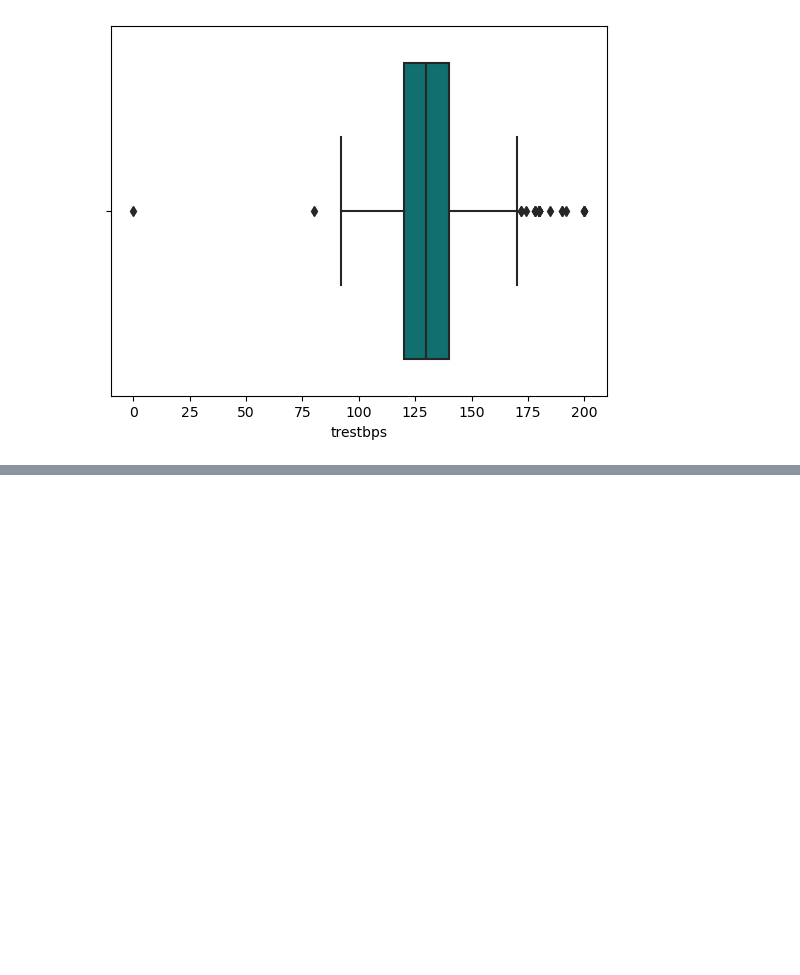
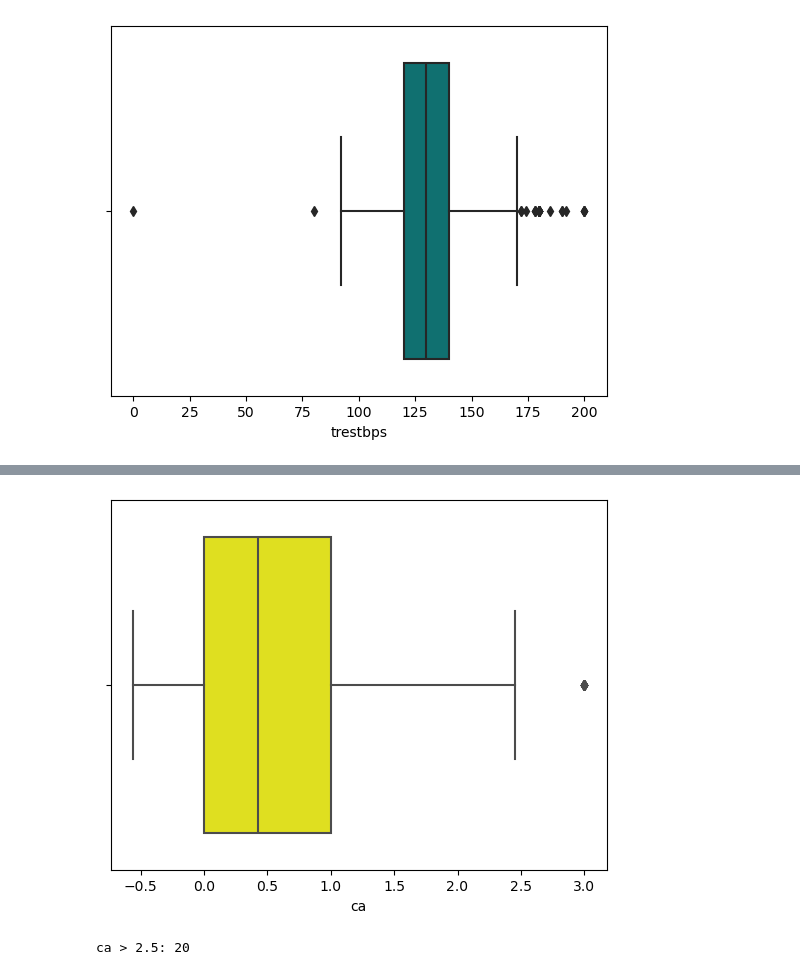
Before and after one commit to lucijaprodan/UZOP-project, a Jupyter notebook: ML_hf_analysis.ipynb, the cells around one changed output, grey strips where cells are left out. Cells and saved outputs as stored; diff of their text form; code cells hidden in the pictures; blank space fills up the shorter version.

```diff
--- a/ML_hf_analysis.ipynb
+++ b/ML_hf_analysis.ipynb
@@ -503,0 +576,9 @@ plt.show()
+# %%
+sns.boxplot(x = df2['ca'], color = 'yellow')
+plt.show()
+# %% [output]
+[figure, added]
+# %%
+print(f'ca > 2.5: {(df2.ca > 2.5).sum()}')
+# %% [output]
+ca > 2.5: 20
```
Also changed, not shown: parts of 13 cells of this notebook.
